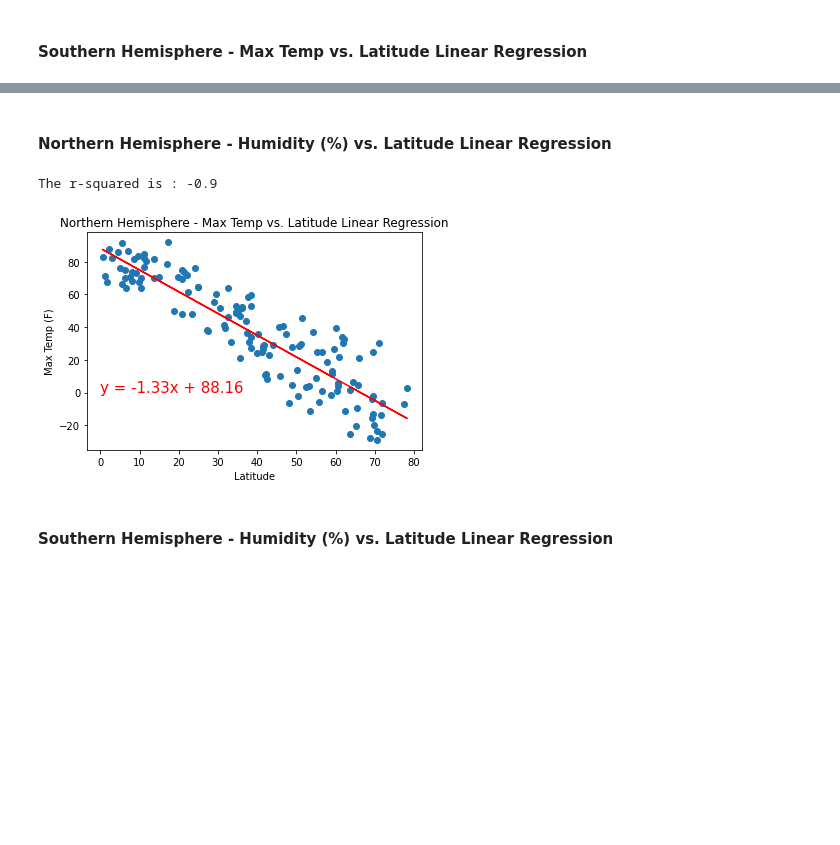
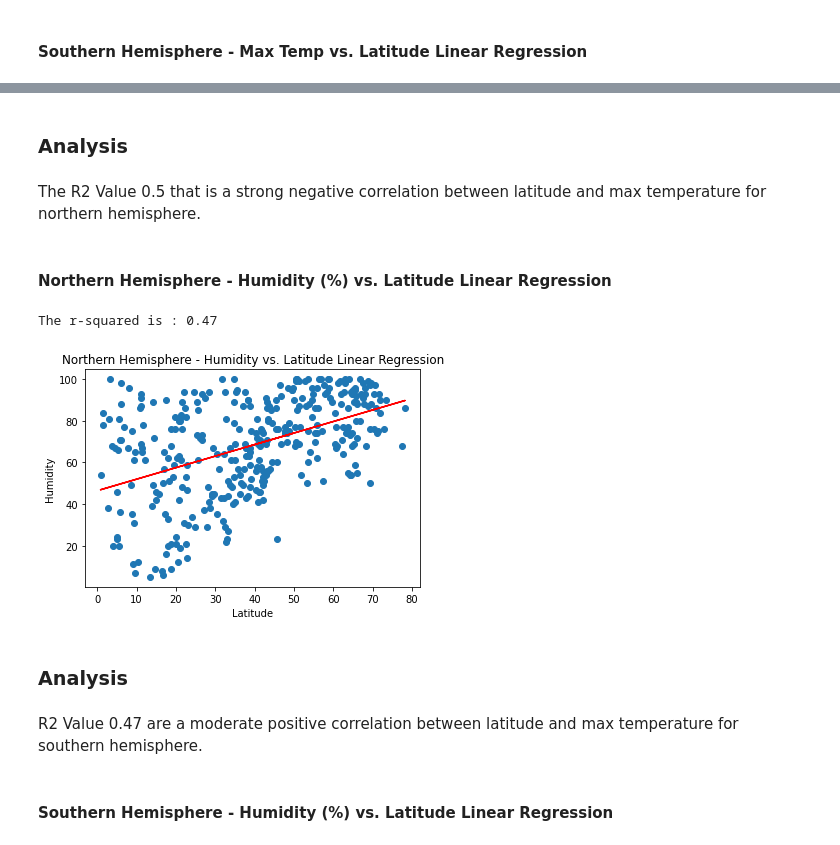
Before and after one commit to saaallyahmed/Python_APIs, a Jupyter notebook: starter_code/WeatherPy.ipynb, the cells around one changed output, grey strips where cells are left out. Cells and saved outputs as stored; diff of their text form; code cells hidden in the pictures; blank space fills up the shorter version.

```diff
--- a/starter_code/WeatherPy.ipynb
+++ b/starter_code/WeatherPy.ipynb
@@ -356,26 +344,34 @@ The r-squared is : 0.32
+# %% [markdown]
+### Analysis
+# %% [markdown]
+ The R2 Value 0.5 that is a strong negative correlation between latitude and max temperature for northern hemisphere.
 # %% [markdown]
 ####  Northern Hemisphere - Humidity (%) vs. Latitude Linear Regression
 # %%
 # Call an function #1
-equation = linear_agression(northern_hemisphere["Lat"], northern_hemisphere["Max Temp"])
+equation = linear_agression(northern_hemisphere["Lat"], northern_hemisphere["Humidity"])
 
 # Call an function #2
 annotate(equation, 0, 0)
 
 # Set a title
-plt.title("Northern Hemisphere - Max Temp vs. Latitude Linear Regression")
+plt.title("Northern Hemisphere - Humidity vs. Latitude Linear Regression")
 
 # Set xlabel
 plt.xlabel("Latitude")
 
 # Set ylabel
-plt.ylabel("Max Temp (F)")
+plt.ylabel("Humidity")
 
 # Save the figure
 plt.savefig("../Images/Northern Hemisphere - Max Temp vs. Latitude Linear Regression.png")
 # %% [output]
-The r-squared is : -0.9
+The r-squared is : 0.47
-[figure, old version]
+[figure, new version]
+# %% [markdown]
+### Analysis
+# %% [markdown]
+R2 Value 0.47 are a moderate positive correlation between latitude and max temperature for southern hemisphere.
 # %% [markdown]
 ####  Southern Hemisphere - Humidity (%) vs. Latitude Linear Regression
 # %%
```
Also changed, not shown: parts of 38 cells of this notebook, 14 other files.
